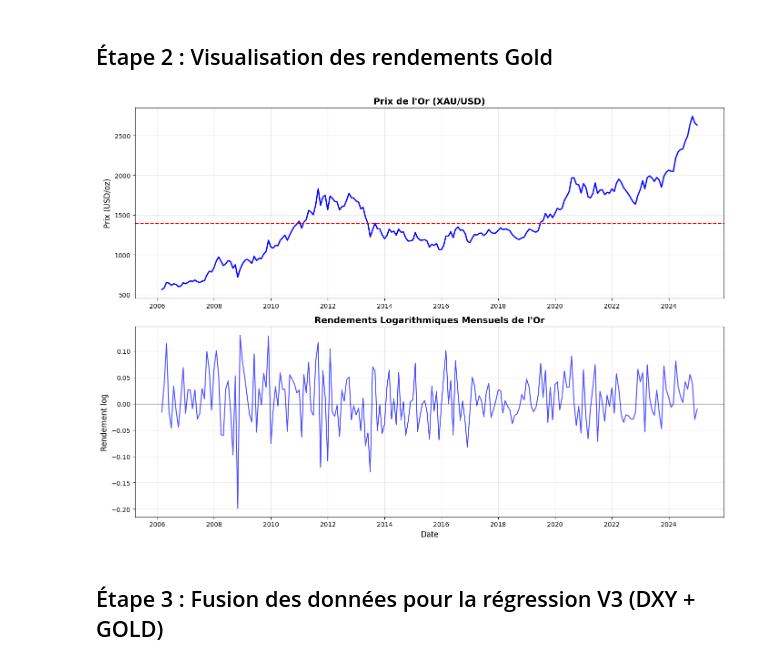
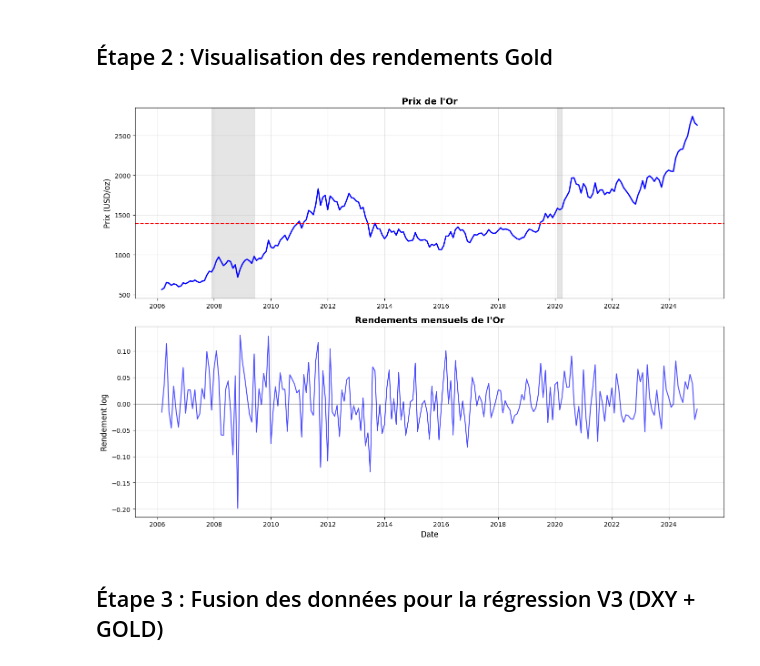
Before and after one commit to Lilas-Bertot/ETUDE-DE-CAS-2, a Jupyter notebook: Étude de cas 2.ipynb, the cells around one changed output. Cells and saved outputs as stored; diff of their text form; code cells hidden in the pictures.

```diff
--- a/Étude de cas 2.ipynb
+++ b/Étude de cas 2.ipynb
@@ -2042,26 +2031,28 @@ Name: gold_return, dtype: float64
 # %%
 # Graphique Gold
 fig, axes = plt.subplots(2, 1, figsize=(14, 10))
 
 # Évolution du prix de l'or
 axes[0].plot(gold_monthly['date'], gold_monthly['gold_price'], color='blue', linewidth=2)
-axes[0].set_title('Prix de l\'Or (XAU/USD)', fontsize=14, fontweight='bold')
+axes[0].set_title('Prix de l\'Or', fontsize=14, fontweight='bold')
 axes[0].set_ylabel('Prix (USD/oz)', fontsize=12)
 axes[0].grid(True, alpha=0.3)
 axes[0].axhline(y=gold_monthly['gold_price'].mean(), color='red', linestyle='--', label=f'Moyenne: ${gold_monthly["gold_price"].mean():.0f}')
+axes[0].axvspan(pd.Timestamp('2007-12-01'), pd.Timestamp('2009-06-01'), alpha=0.2, color='grey')
+axes[0].axvspan(pd.Timestamp('2020-02-01'), pd.Timestamp('2020-04-01'), alpha=0.2, color='grey')
 
 # Rendements Gold
 axes[1].plot(gold_monthly['date'], gold_monthly['gold_return'], color='blue', linewidth=1.5, alpha=0.7)
 axes[1].axhline(y=0, color='black', linestyle='-', linewidth=0.8)
-axes[1].set_title('Rendements Logarithmiques Mensuels de l\'Or', fontsize=14, fontweight='bold')
+axes[1].set_title('Rendements mensuels de l\'Or', fontsize=14, fontweight='bold')
 axes[1].set_xlabel('Date', fontsize=12)
 axes[1].set_ylabel('Rendement log', fontsize=12)
 axes[1].grid(True, alpha=0.3)
 
 plt.tight_layout()
 plt.show()
 # %% [output]
-[figure, old version]
+[figure, new version]
 # %% [markdown]
 ## Étape 3 : Fusion des données pour la régression V3 (DXY + GOLD)
 # %%
```
Also changed, not shown: parts of 17 cells of this notebook.
